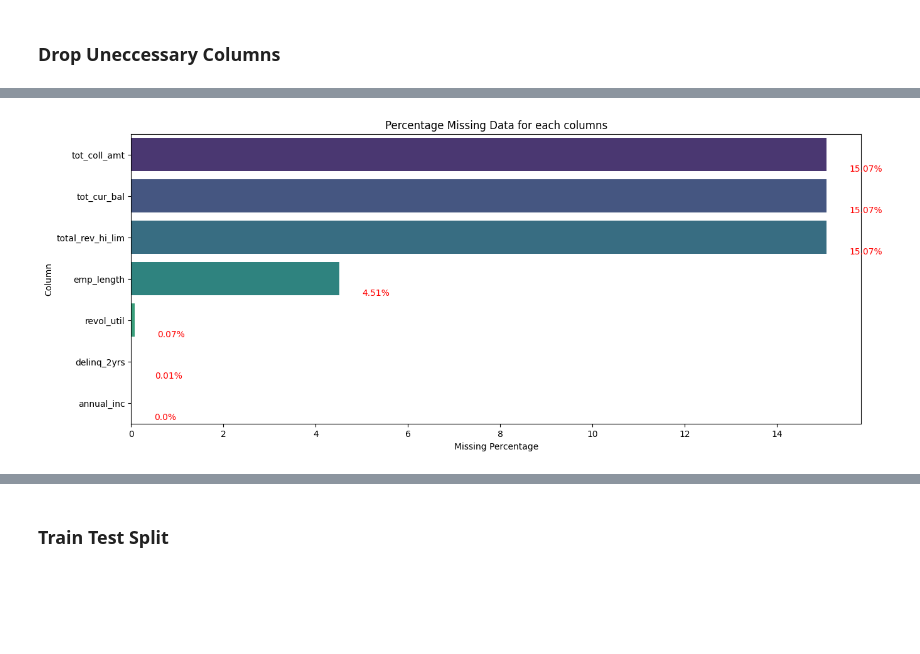
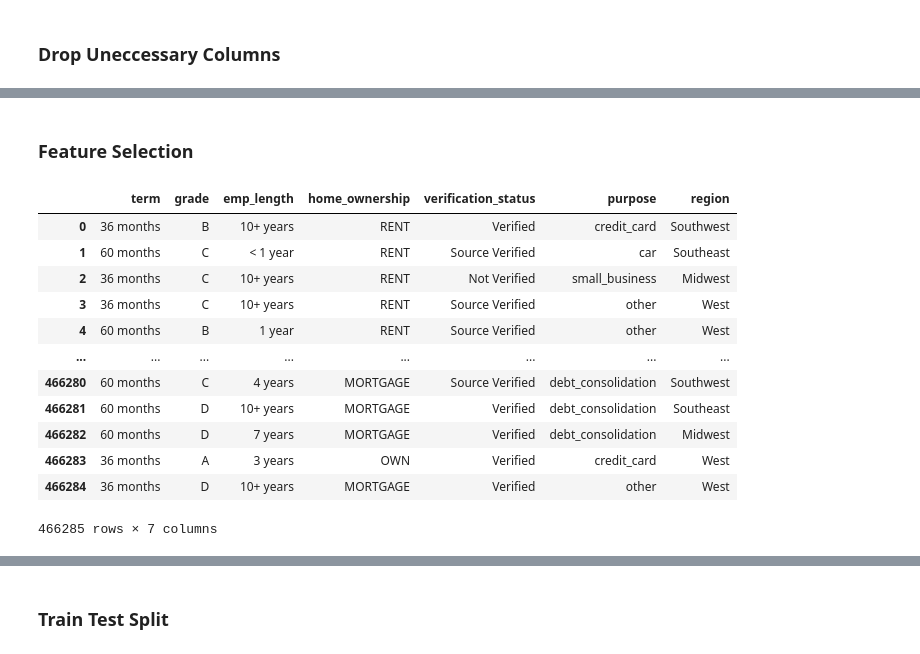
Before and after one commit to azaryasph/IDX-Partners-Project-Based-Internship-Prediction-Model, a Jupyter notebook: notebooks/data_preprocessing.ipynb, the cells around one changed output, grey strips where cells are left out. Drawn from its saved outputs; the diff is of its cells as text; code cells hidden in the pictures; blank space fills up the shorter version.

```diff
--- a/notebooks/data_preprocessing.ipynb
+++ b/notebooks/data_preprocessing.ipynb
@@ -241,4 +245,18 @@ def plot_missing_value(data):
-# %%
-plot_missing_value(dfloan_cleaned1)
-# %% [output]
-[figure, removed]
+# %% [markdown]
+### Feature Selection
+# %%
+dfloan_cleaned1.select_dtypes('object').drop(columns='loan_status')
+# %% [output]
+|  | term | grade | emp_length | home_ownership | verification_status | purpose | region |
+| 0 | 36 months | B | 10+ years | RENT | Verified | credit_card | Southwest |
+| 1 | 60 months | C | < 1 year | RENT | Source Verified | car | Southeast |
+| 2 | 36 months | C | 10+ years | RENT | Not Verified | small_business | Midwest |
+| 3 | 36 months | C | 10+ years | RENT | Source Verified | other | West |
+| 4 | 60 months | B | 1 year | RENT | Source Verified | other | West |
+| ... | ... | ... | ... | ... | ... | ... | ... |
+| 466280 | 60 months | C | 4 years | MORTGAGE | Source Verified | debt_consolidation | Southwest |
+| 466281 | 60 months | D | 10+ years | MORTGAGE | Verified | debt_consolidation | Southeast |
+| 466282 | 60 months | D | 7 years | MORTGAGE | Verified | debt_consolidation | Midwest |
+| 466283 | 36 months | A | 3 years | OWN | Verified | credit_card | West |
+| 466284 | 36 months | D | 10+ years | MORTGAGE | Verified | other | West |
+466285 rows × 7 columns
```
Also changed, not shown: parts of 10 cells of this notebook.
